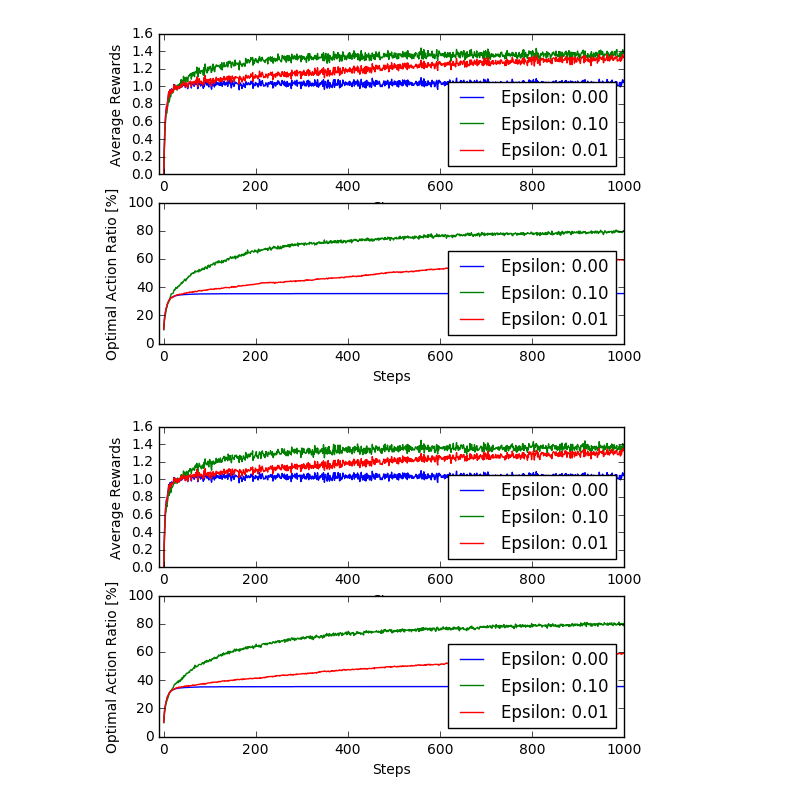
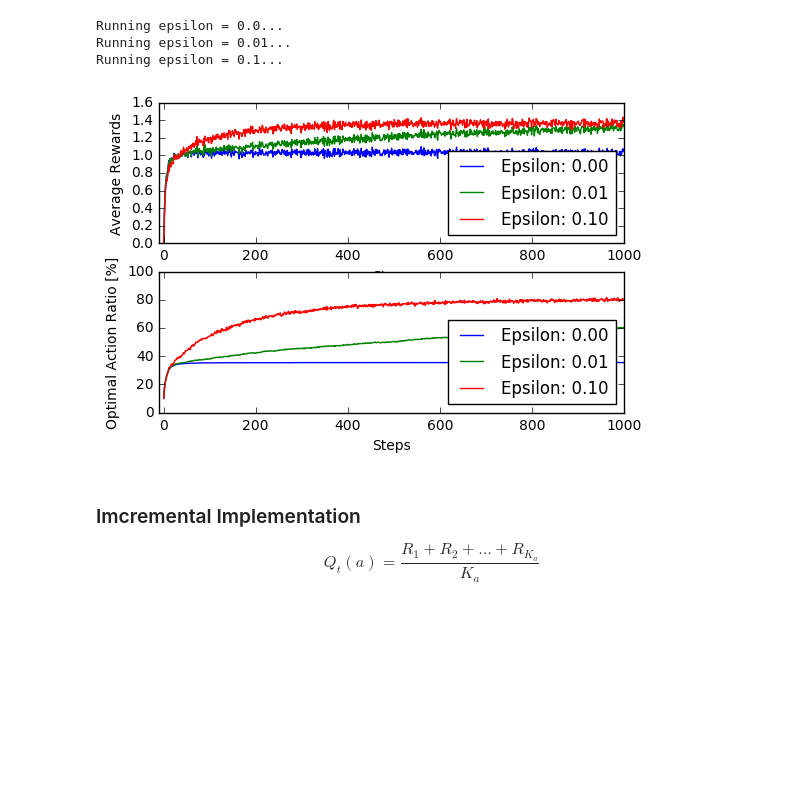
Before and after one commit to mthrok/openai_fitness, a Jupyter notebook: tutorial/sutton_rl/ch_02_bandit_problem.ipynb, the cells around one changed output. Cells and saved outputs as stored; diff of their text form; code cells hidden in the pictures; blank space fills up the shorter version.

Commit message:
Move bandit env from luchador to tutorial

```diff
--- a/tutorial/sutton_rl/ch_02_bandit_problem.ipynb
+++ b/tutorial/sutton_rl/ch_02_bandit_problem.ipynb
@@ -44,19 +38,0 @@ environment class, as follow.
-# %%
-from __future__ import division
-from __future__ import print_function
-
-import luchador.env
-import luchador.agent
-import matplotlib.pyplot as plt
-import ch_02_bandit_problem_util as util
-
-
-n_arms = 10
-bandit = luchador.env.StationaryBandit(n_arms=n_arms, seed=10)
-# `reset` generates rewards distributions with means randomly drawn
-# from normal distribution and variance=1
-bandit.reset()
-# You can peak in the resulting distributions as following.
-# This is not know to agent
-for i, dist in enumerate(bandit.distributions):
-    print('Action {}: {}'.format(i, dist))
@@ -73,0 +92,5 @@ Action 9: Normal Distribution (Mean:  -0.175, Standard Deviation: 1.0)
+# %%
+bandit = Bandit(n_arms=10, seed=10)
+# `reset` generates rewards distributions with means randomly drawn
+# from normal distribution and variance=1
+bandit.reset()
@@ -84,7 +125,8 @@ Let's estimate action values by taking average rewards.
 # We take each action 3 times just to have estimates for all actions for
 # illustration purpose.
 n_trials = 3
-for i in range(n_arms):
+print('Hypothetical Estimation:')
+for i in range(bandit.n_actions):
     value = sum([bandit.step(n=i).reward for _ in range(n_trials)]) / n_trials
     print('Action {}: {:7.3f}'.format(i, value))
 # %% [output]
@@ -129,16 +221,25 @@ the next action based on epsilon-greedy method. We have
 # %%
-epsilons = [0.0, 0.1, 0.01]
+# Run 10-armed test bed for with different epsilon-greedy method
+# and plot rewards and #optimal actions taken.
+
+epsilons = [0.0, 0.01, 0.1]
 mean_rewards, optimal_actions = [], []
-for epsilon in epsilons:
-    env = luchador.env.StationaryBandit(n_arms=10, seed=0)
-    agent = luchador.agent.EGreedyAgent(epsilon=epsilon)
+for eps in epsilons:
+    print('Running epsilon = {}...'.format(eps))
+    env = Bandit(n_arms=10, seed=0)
+    agent = EGreedyAgent(epsilon=eps)
     agent.init(env)
     rewards, actions = util.run_episodes(env, agent, episodes=2000, steps=1000)
     mean_rewards.append(rewards)
     optimal_actions.append(actions)
 
 util.plot_result(epsilons, mean_rewards, optimal_actions)
 plt.show()
 # %% [output]
+Running epsilon = 0.0...
+Running epsilon = 0.01...
+Running epsilon = 0.1...
-[figure, old version]
+[figure, new version]
-[figure, removed]
+# %% [markdown]
+### Imcremental Implementation
+$$ Q_t(a) = \frac{R_1 +R_2 + \dots +R_{K_a}}{K_a}$$
```
Also changed, not shown: parts of 16 cells of this notebook, 6 other files.
